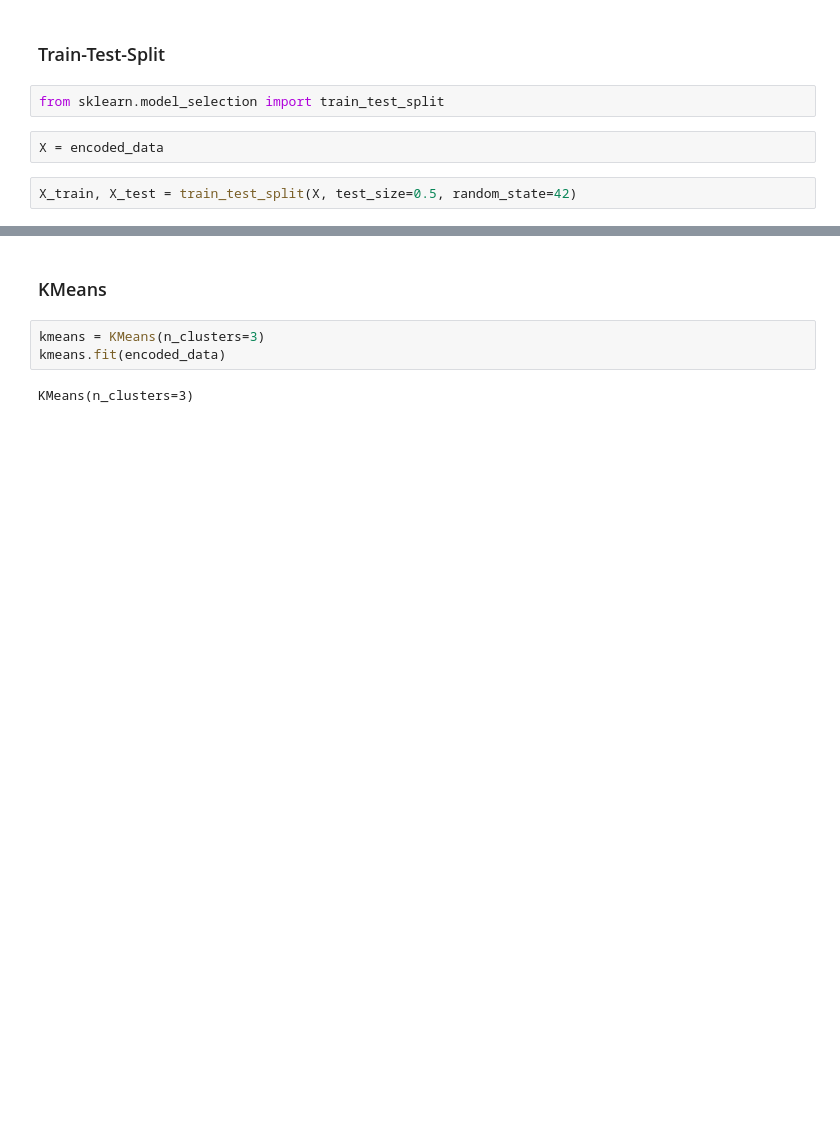
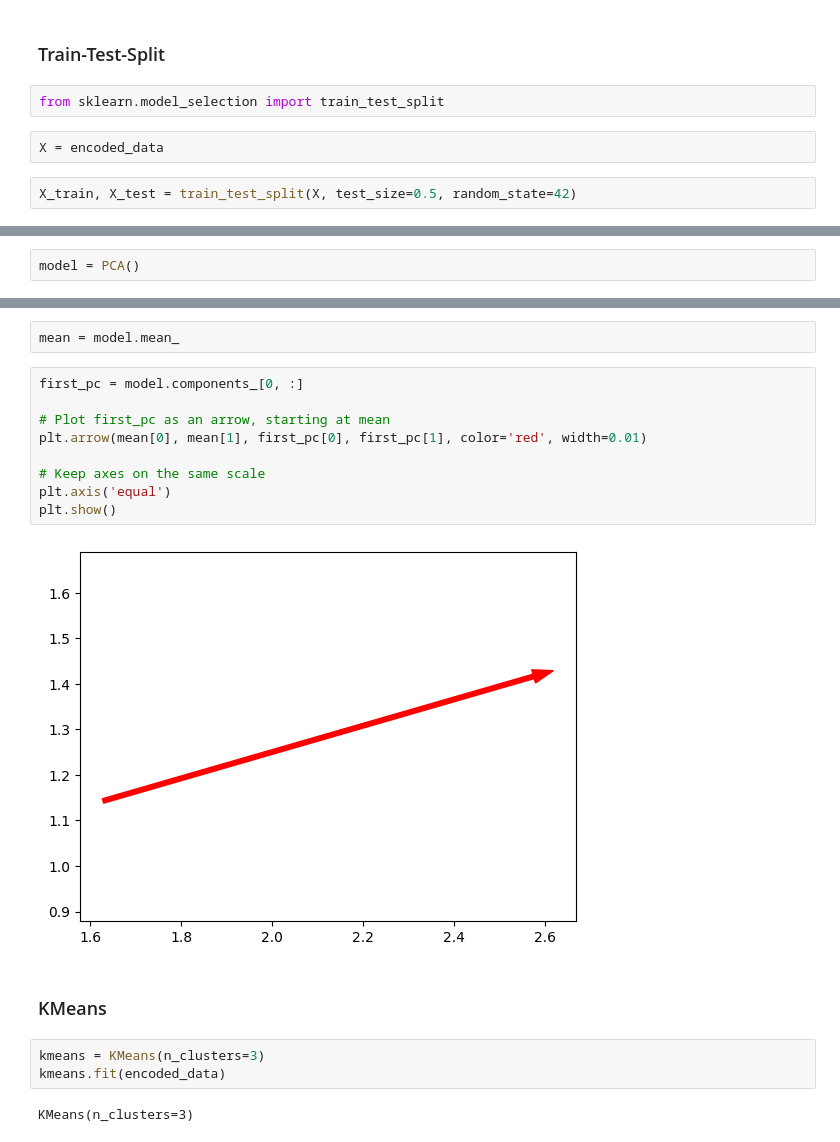
Before and after one commit to esoto15/text-tone-preference-analysis, a Jupyter notebook: data-analysis.ipynb, the cells around one changed output, grey strips where cells are left out. Saved outputs shown, nothing was run; the diff lists cells and outputs as text; blank space fills up the shorter version.

```diff
--- a/data-analysis.ipynb
+++ b/data-analysis.ipynb
@@ -234,0 +257,2 @@ X_train, X_test = train_test_split(X, test_size=0.5, random_state=42)
+# %%
+model = PCA()
@@ -235,3 +263,16 @@ X_train, X_test = train_test_split(X, test_size=0.5, random_state=42)
+# %%
+mean = model.mean_
+# %%
+first_pc = model.components_[0, :]
+
+# Plot first_pc as an arrow, starting at mean
+plt.arrow(mean[0], mean[1], first_pc[0], first_pc[1], color='red', width=0.01)
+
+# Keep axes on the same scale
+plt.axis('equal')
+plt.show()
+# %% [output]
+[figure, added]
 # %% [markdown]
 ### KMeans
 # %%
```
Also changed, not shown: parts of 5 cells of this notebook, 1 other file.
